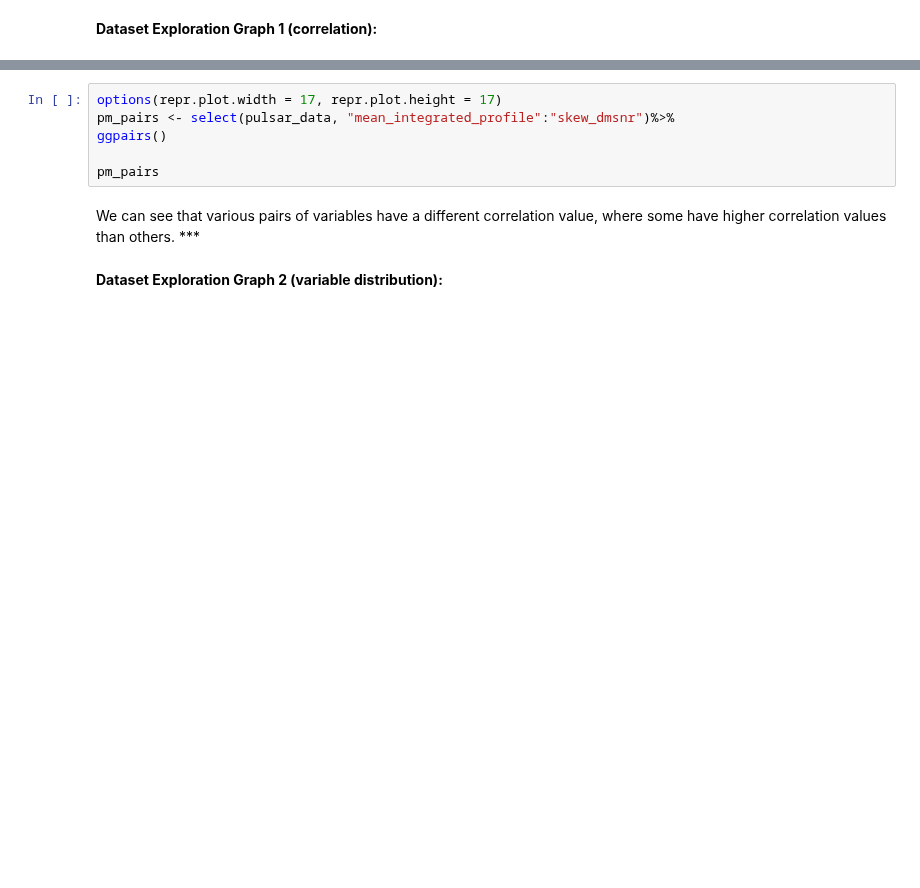
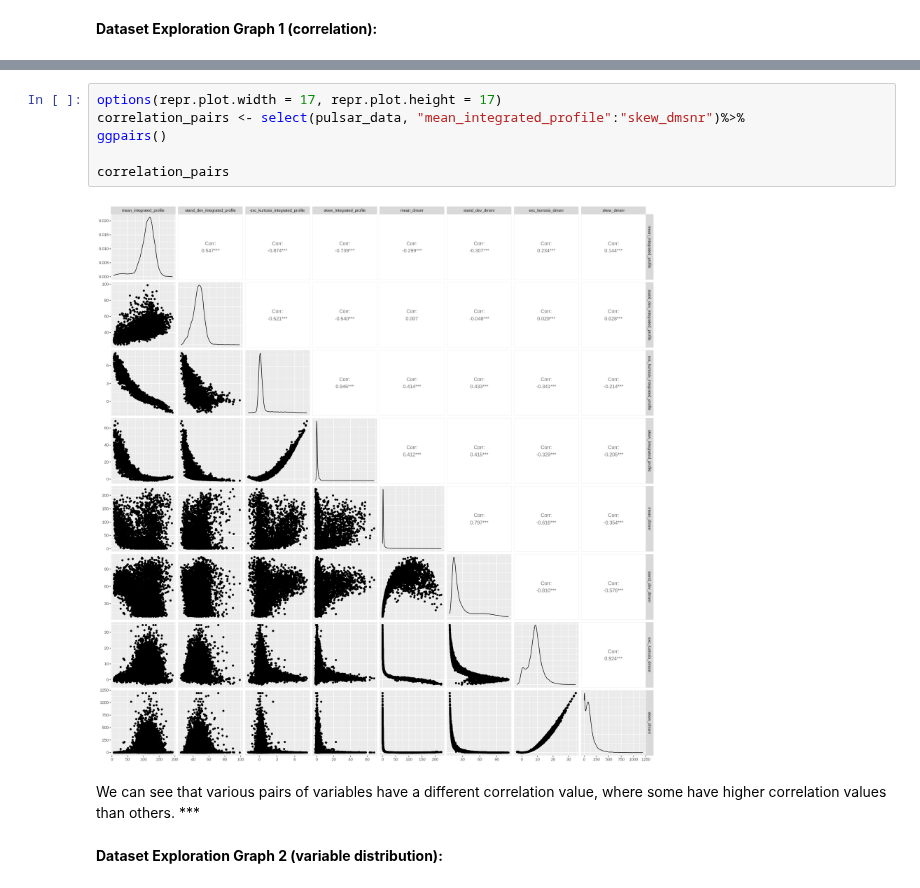
Before and after one commit to nailserverzone/dsci-100-2023w2-group-11, a Jupyter notebook: Final_project.ipynb, the cells around one changed output, grey strips where cells are left out. Saved outputs shown, nothing was run; the diff lists cells and outputs as text; blank space fills up the shorter version.

```diff
--- a/Final_project.ipynb
+++ b/Final_project.ipynb
@@ -116,9 +118,11 @@ corrplot(cor_pulse, type="upper", order="hclust",col=brewer.pal(n=8, name="RdYlB
 # %%
 options(repr.plot.width = 17, repr.plot.height = 17)
-pm_pairs <- select(pulsar_data, "mean_integrated_profile":"skew_dmsnr")%>%
+correlation_pairs <- select(pulsar_data, "mean_integrated_profile":"skew_dmsnr")%>%
 ggpairs()
 
-pm_pairs
+correlation_pairs
+# %% [output]
+[figure, added]
 # %% [markdown]
 We can see that various pairs of variables have a different correlation value, where some have higher correlation values than others. ***
 # %% [markdown]
```
Also changed, not shown: parts of 9 cells of this notebook.
